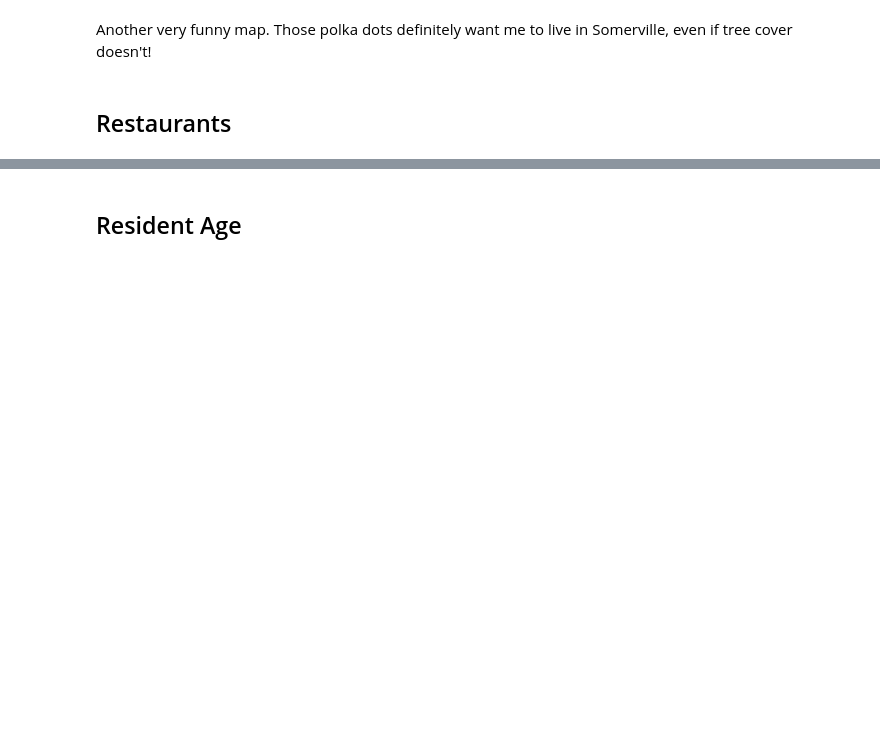
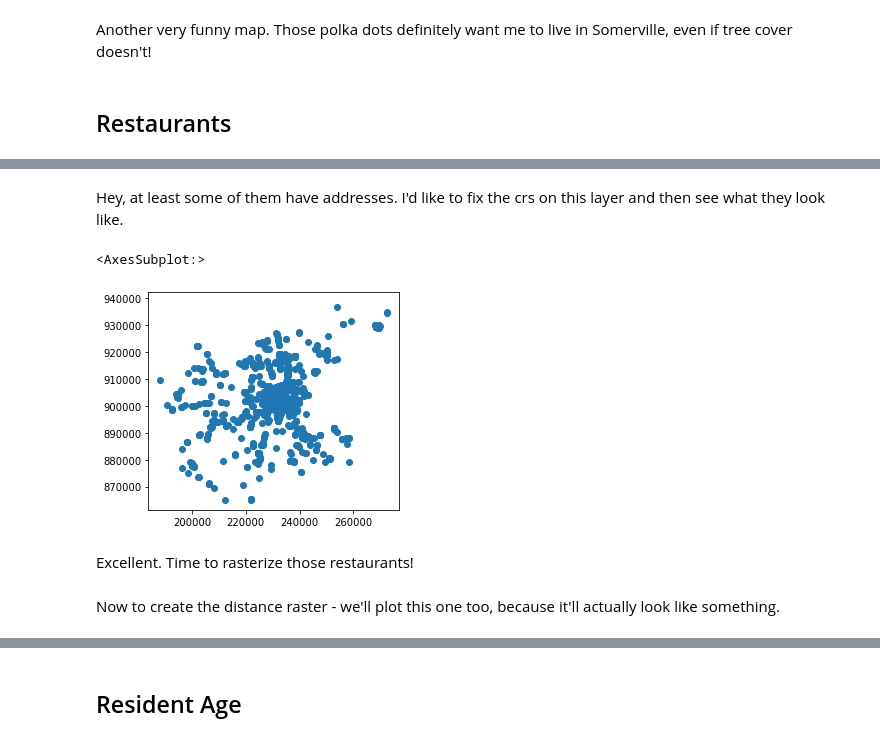
Before and after one commit to krowe42/FinalProject-LivingDecisions, a Jupyter notebook: Rowe-LivingDecisions.ipynb, the cells around one changed output, grey strips where cells are left out. Saved outputs shown, nothing was run; the diff lists cells and outputs as text; code cells hidden in the pictures; blank space fills up the shorter version.

Commit message:
added restaurants

```diff
--- a/Rowe-LivingDecisions.ipynb
+++ b/Rowe-LivingDecisions.ipynb
@@ -526,0 +530,10 @@ Another very funny map. Those polka dots definitely want me to live in Somervill
+# %%
+# Create a version of the Boston Region MPO in WGS 84 - osmnx likes that better.
+
+boston_wgs = boston_mpo.to_crs('epsg:4326')
+
+# Bring 'em in!
+polygon = boston_wgs.geometry.iat[0]
+tags = {'amenity': 'restaurant'}
+restaurants = ox.geometries_from_polygon(polygon, tags)
+print('Retrieved', len(restaurants), 'objects.')
@@ -526,0 +563,10 @@ Another very funny map. Those polka dots definitely want me to live in Somervill
+# %% [markdown]
+Hey, at least some of them have addresses. I'd like to fix the crs on this layer and then see what they look like.
+# %%
+restaurants.to_crs('epsg:6491', inplace=True)
+restaurants.plot()
+# %% [output]
+<AxesSubplot:>
+[figure, added]
+# %% [markdown]
+Excellent. Time to rasterize those restaurants!
@@ -526,0 +576,2 @@ Another very funny map. Those polka dots definitely want me to live in Somervill
+# %% [markdown]
+Now to create the distance raster - we'll plot this one too, because it'll actually look like something.
```
Also changed, not shown: parts of 13 cells of this notebook.
